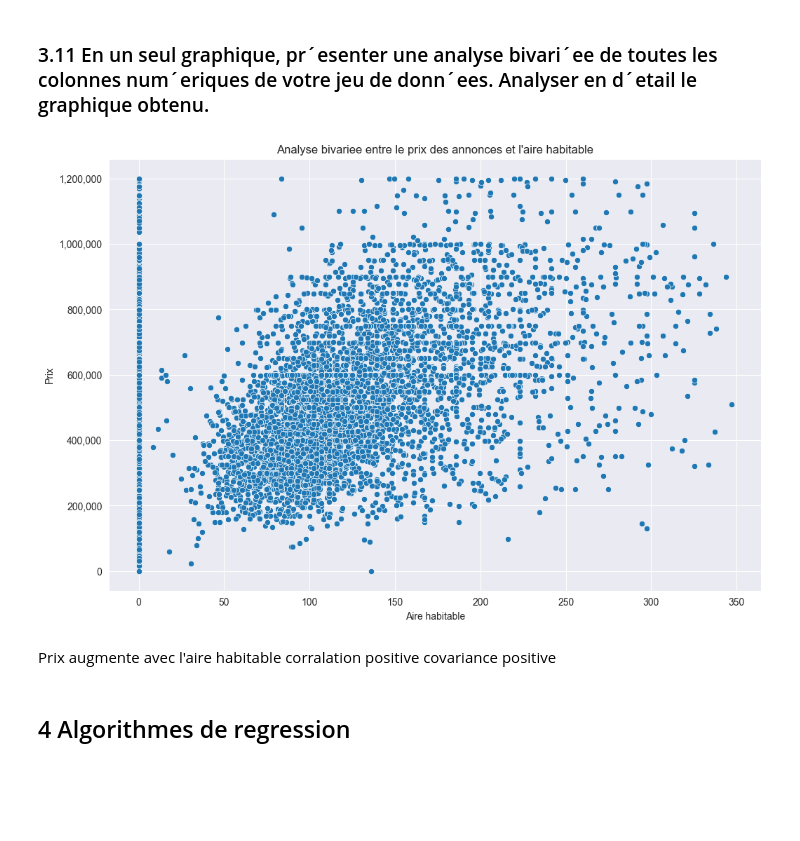
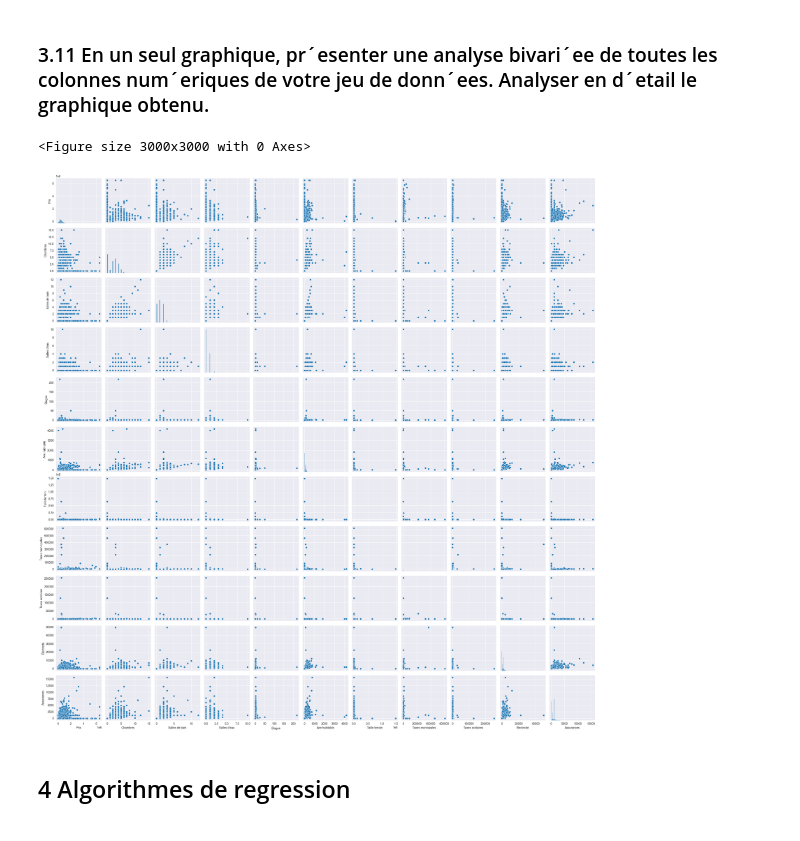
Before and after one commit to Brescou/INF810--tp2, a Jupyter notebook: notebooks/tp2_part1.ipynb, the cells around one changed output. Saved outputs shown, nothing was run; the diff lists cells and outputs as text; code cells hidden in the pictures; blank space fills up the shorter version.

```diff
--- a/notebooks/tp2_part1.ipynb
+++ b/notebooks/tp2_part1.ipynb
@@ -1005,27 +984,13 @@ En résumé, bien que les deux analyses portent sur des propriétés de moins de
 # %% [markdown]
 ### 3.11 En un seul graphique, pr´esenter une analyse bivari´ee de toutes les colonnes num´eriques de votre jeu de donn´ees. Analyser en d´etail le graphique obtenu.
 # %%
-# Prix vs Aire habitable (sans valeurs aberrantes)
-
-outliers_live_space = find_outliers(df, "Aire habitable")
-outliers_price = find_outliers(df, "Prix")
-
-mask = (~df.index.isin(outliers_price.index)) & ((~df.index.isin(outliers_live_space.index))) & (
-        df["Aire habitable"] != df["Aire habitable"].median())
-plt.figure(figsize=(12, 8))
-sns.scatterplot(x='Aire habitable', y='Prix', data=df[mask])
-plt.gca().yaxis.set_major_formatter(StrMethodFormatter('{x:,.0f}'))
-plt.gca().xaxis.set_major_formatter(StrMethodFormatter('{x:,.0f}'))
-plt.title("Analyse bivariee entre le prix des annonces et l'aire habitable")
-plt.xlabel("Aire habitable")
-plt.ylabel("Prix")
+plt.figure(figsize=(30, 30))
+sns.pairplot(df.select_dtypes(include=['float64', 'int64']))
+plt.savefig("pairplot-pt1-3-11.svg")
 plt.show()
 # %% [output]
+<Figure size 3000x3000 with 0 Axes>
-[figure, old version]
+[figure, new version]
-# %% [markdown]
-Prix augmente avec l'aire habitable
-corralation positive
-covariance positive
 # %% [markdown]
 ## 4 Algorithmes de regression
 ### 4.1 Dans la matrice de corr´elation pr´esent´ee ci-dessus, identifier 2 variables diff´erentes qui ont le plus haut coefficient de corr´elation. Concevez un mod`ele de r´egression lin´eaire dont l’une des valeurs est a` pr´edire et l’autre est la valeur d’entr´ee. Le mod`ele de r´egression construit n’est autre qu’une droite. Vous devez repr´esenter cette droite dans un graphique, ainsi que les points de donn´ees qui repr´esentent les 2 variables. Est-ce que la droite telle que pr´esent´ee sur votre graphique fait une bonne approximation de vos points/donn´ees? V´erifier votre r´eponse avec les donn´ees de test.
```
Also changed, not shown: parts of 32 cells of this notebook, 12 other files.
